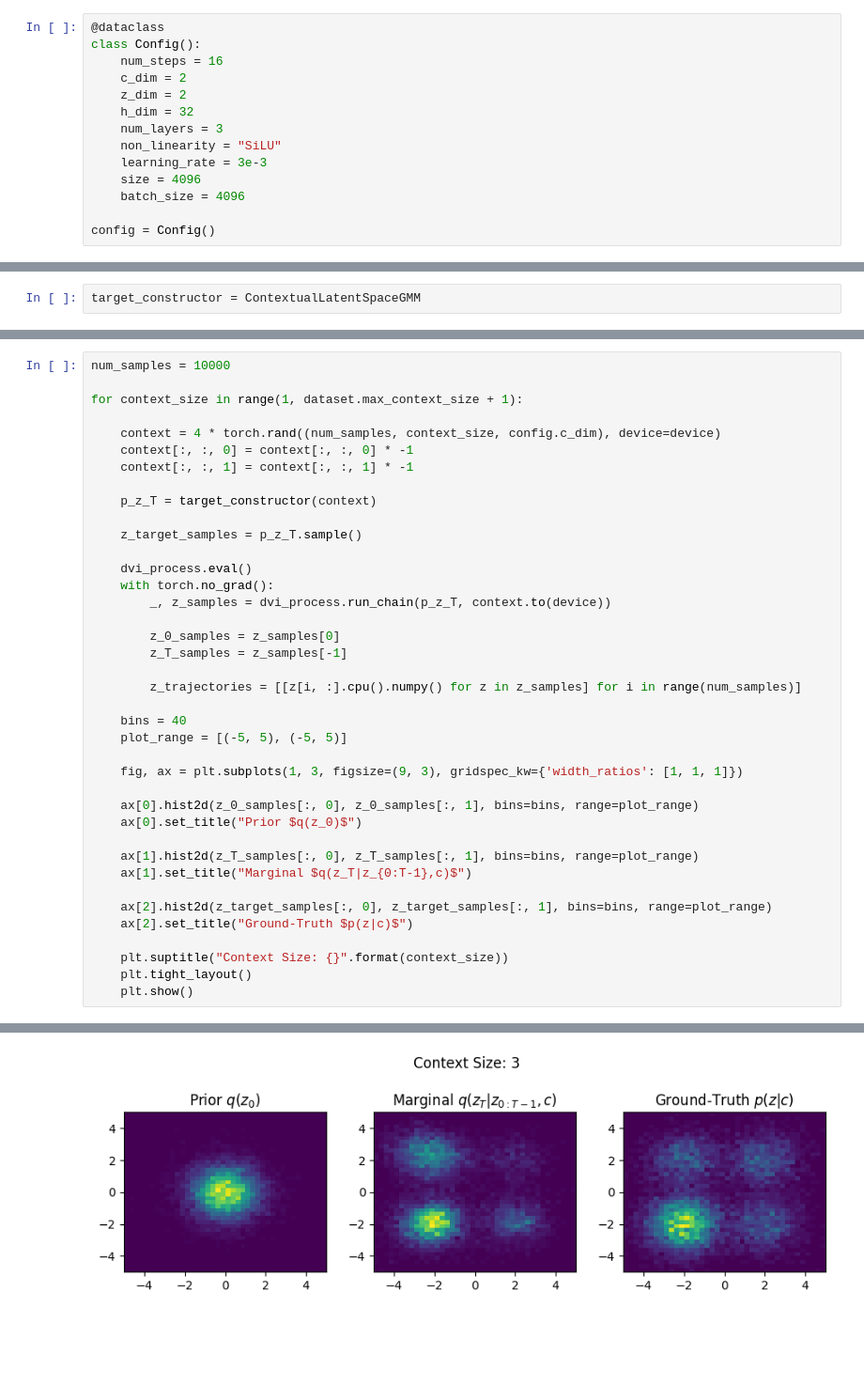
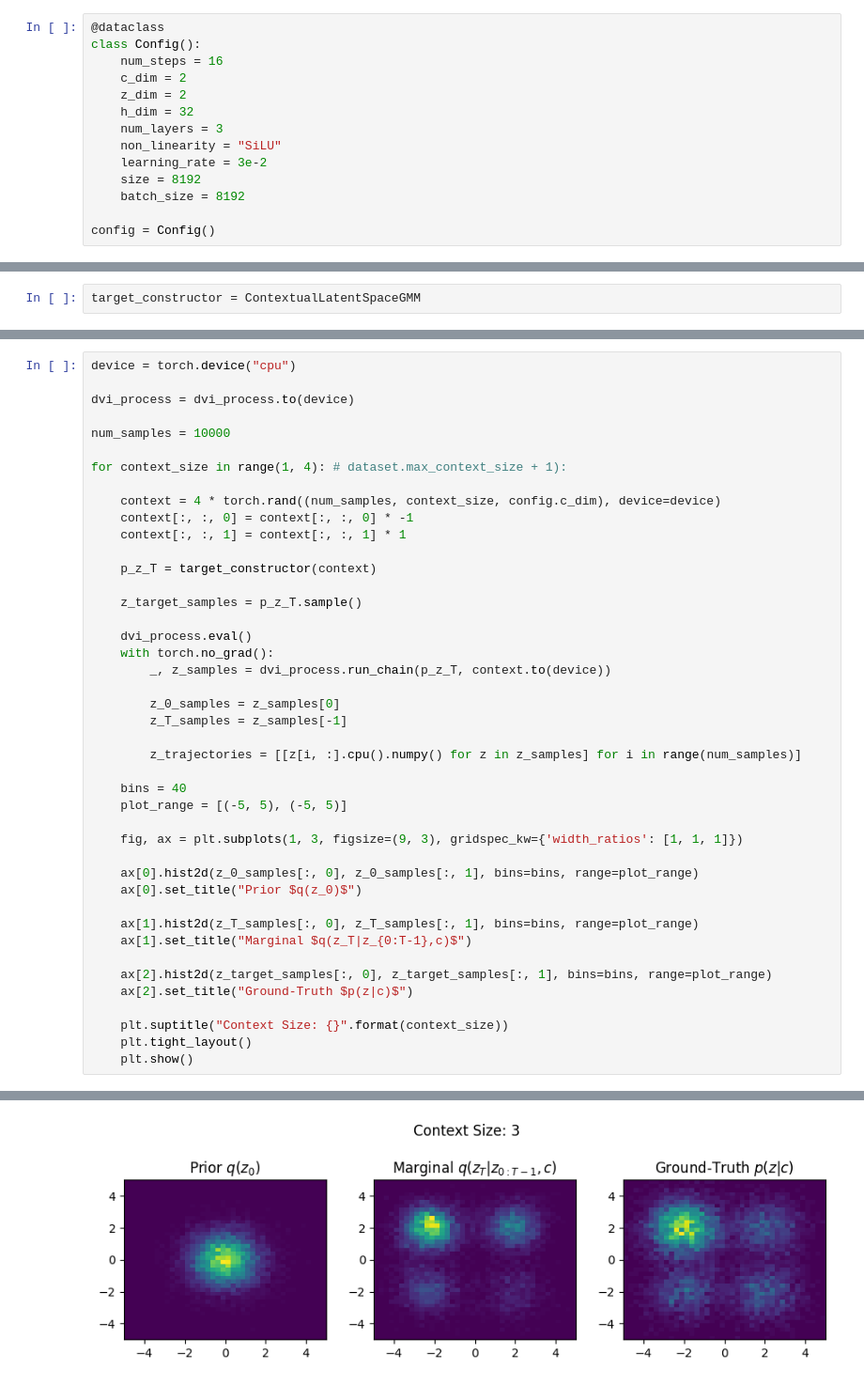
Before and after one commit to ChickNCurry/dvi-for-bml, a Jupyter notebook: contextual-dvi/exp_2d.ipynb, the cells around one changed output, grey strips where cells are left out. Shown at 94% size. Saved outputs shown, nothing was run; the diff lists cells and outputs as text; blank space fills up the shorter version.

```diff
--- a/contextual-dvi/exp_2d.ipynb
+++ b/contextual-dvi/exp_2d.ipynb
@@ -26,9 +23,9 @@ class Config():
     h_dim = 32
     num_layers = 3
     non_linearity = "SiLU"
-    learning_rate = 3e-3
-    size = 4096
-    batch_size = 4096
+    learning_rate = 3e-2
+    size = 8192
+    batch_size = 8192
 
 config = Config()
 # %%
@@ -69,13 +79,17 @@ losses = train(
     wandb_logging=wandb_logging
 )
 # %%
+device = torch.device("cpu")
+
+dvi_process = dvi_process.to(device)
+
 num_samples = 10000
 
-for context_size in range(1, dataset.max_context_size + 1):
+for context_size in range(1, 4): # dataset.max_context_size + 1):
 
     context = 4 * torch.rand((num_samples, context_size, config.c_dim), device=device)
     context[:, :, 0] = context[:, :, 0] * -1
-    context[:, :, 1] = context[:, :, 1] * -1
+    context[:, :, 1] = context[:, :, 1] * 1
 
     p_z_T = target_constructor(context)
 
@@ -113 +127 @@ for context_size in range(1, dataset.max_context_size + 1):
-[figure, old version]
+[figure, new version]
```
Also changed, not shown: parts of 8 cells of this notebook, 1 other file.
